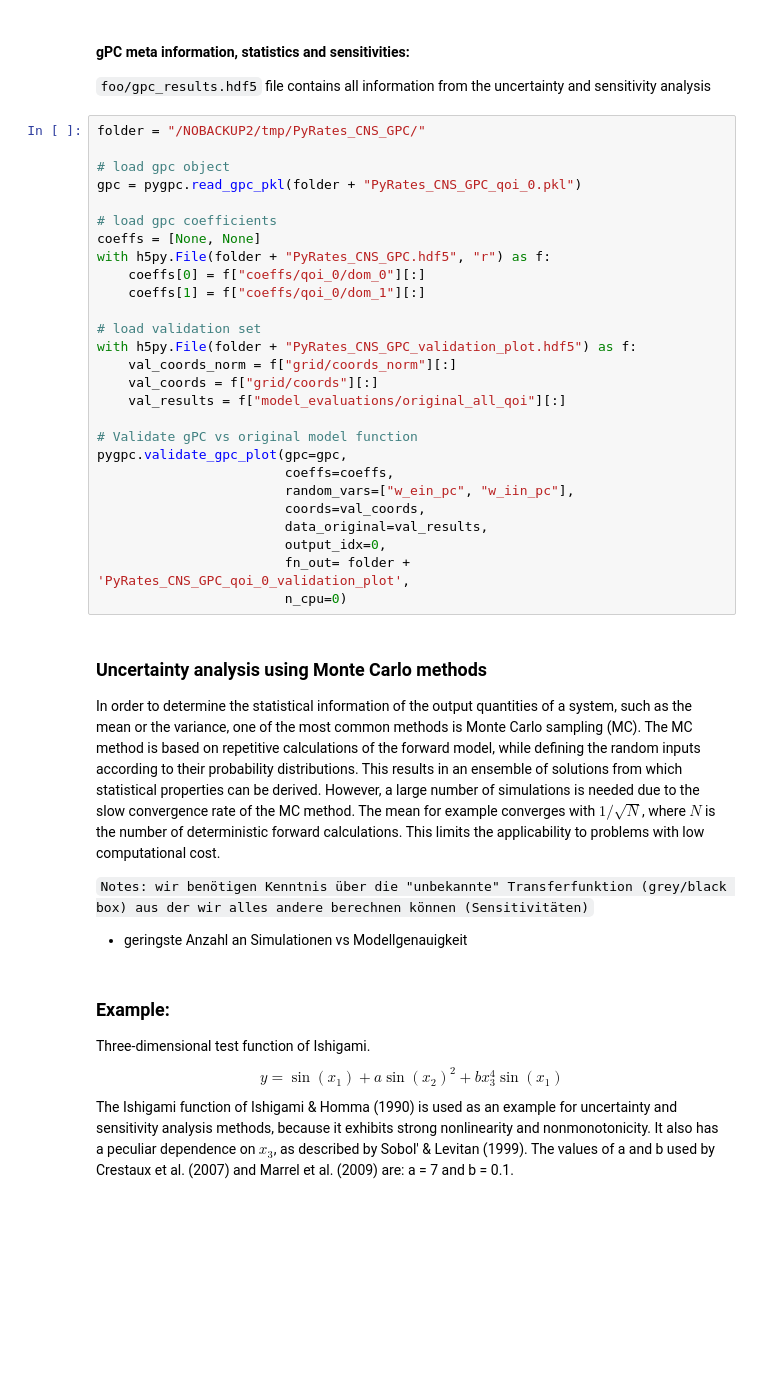
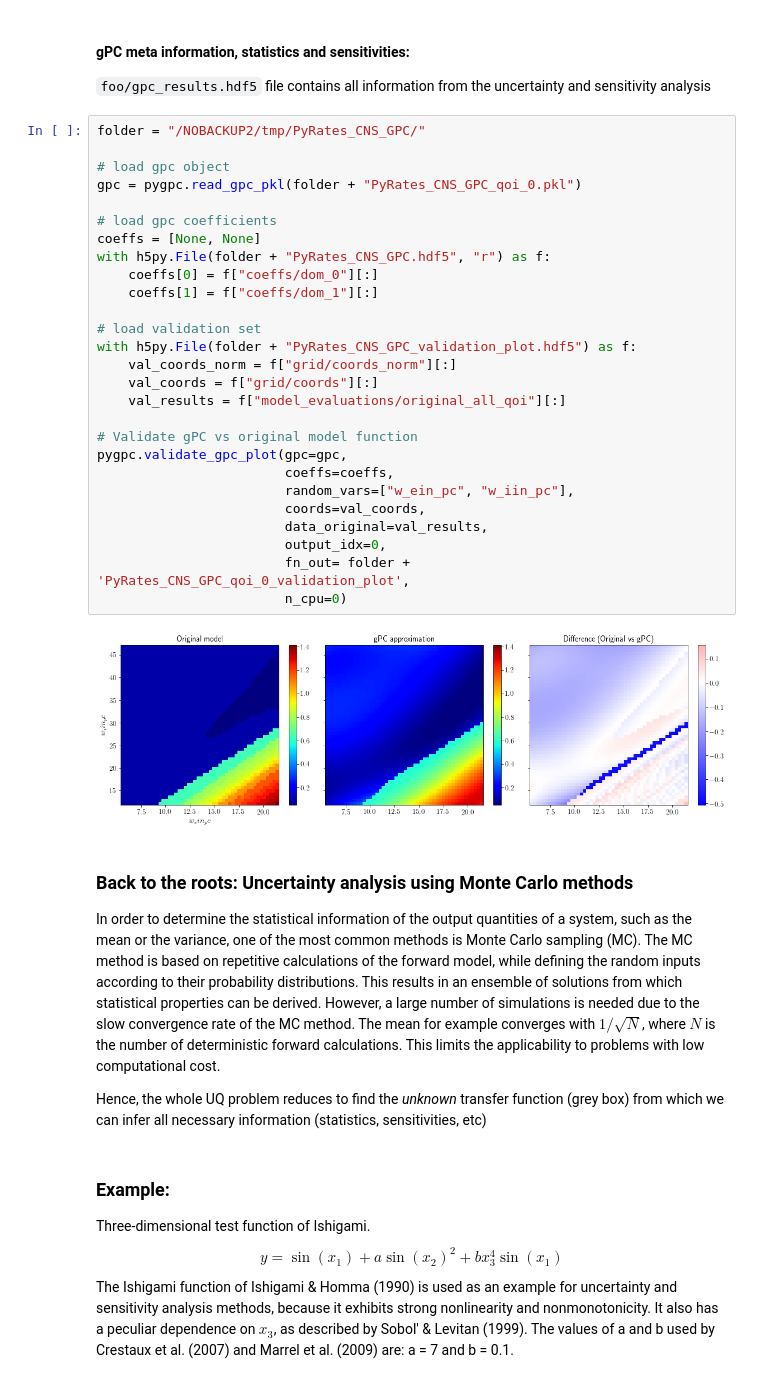
Before and after one commit to pygpc-polynomial-chaos/pygpc, a Jupyter notebook: tutorials/Tutorial_pygpc_pyrates.ipynb, the cells around one changed output. Drawn from its saved outputs; the diff is of its cells as text; blank space fills up the shorter version.

```diff
--- a/tutorials/Tutorial_pygpc_pyrates.ipynb
+++ b/tutorials/Tutorial_pygpc_pyrates.ipynb
@@ -78,37 +78,37 @@ Typically, we have some model, which depends on parameters and we are interested
 # %%
 folder = "/NOBACKUP2/tmp/PyRates_CNS_GPC/"
 
 # load gpc object
 gpc = pygpc.read_gpc_pkl(folder + "PyRates_CNS_GPC_qoi_0.pkl")
 
 # load gpc coefficients
 coeffs = [None, None]
 with h5py.File(folder + "PyRates_CNS_GPC.hdf5", "r") as f:
-    coeffs[0] = f["coeffs/qoi_0/dom_0"][:]
-    coeffs[1] = f["coeffs/qoi_0/dom_1"][:]
+    coeffs[0] = f["coeffs/dom_0"][:]
+    coeffs[1] = f["coeffs/dom_1"][:]
 
 # load validation set
 with h5py.File(folder + "PyRates_CNS_GPC_validation_plot.hdf5") as f:
     val_coords_norm = f["grid/coords_norm"][:]
     val_coords = f["grid/coords"][:]
     val_results = f["model_evaluations/original_all_qoi"][:]
 
 # Validate gPC vs original model function
 pygpc.validate_gpc_plot(gpc=gpc,
                         coeffs=coeffs,
                         random_vars=["w_ein_pc", "w_iin_pc"],
                         coords=val_coords,
                         data_original=val_results,
                         output_idx=0,
                         fn_out= folder + 'PyRates_CNS_GPC_qoi_0_validation_plot',
                         n_cpu=0)
+# %% [output]
+[figure, added]
 # %% [markdown]
-### Uncertainty analysis using Monte Carlo methods
+### Back to the roots: Uncertainty analysis using Monte Carlo methods
 In order to determine the statistical information of the output quantities of a system, such as the mean or the variance, one of the most common methods is Monte Carlo sampling (MC). The MC method is based on repetitive calculations of the forward model, while defining the random inputs according to their probability distributions. This results in an ensemble of solutions from which statistical properties can be derived. However, a large number of simulations is needed due to the slow convergence rate of the MC method. The mean for example converges with $1/\sqrt{N}$, where $N$ is the number of deterministic forward calculations. This limits the applicability to problems with low computational cost.
 
-`Notes: wir benötigen Kenntnis über die "unbekannte" Transferfunktion (grey/black box) aus der wir alles andere berechnen können (Sensitivitäten)`
-
-- geringste Anzahl an Simulationen vs Modellgenauigkeit
+Hence, the whole UQ problem reduces to find the *unknown* transfer function (grey box) from which we can infer all necessary information (statistics, sensitivities, etc)
 # %% [markdown]
 ### Example:
 Three-dimensional test function of Ishigami.
```
Also changed, not shown: parts of 10 cells of this notebook, 41 other files.
